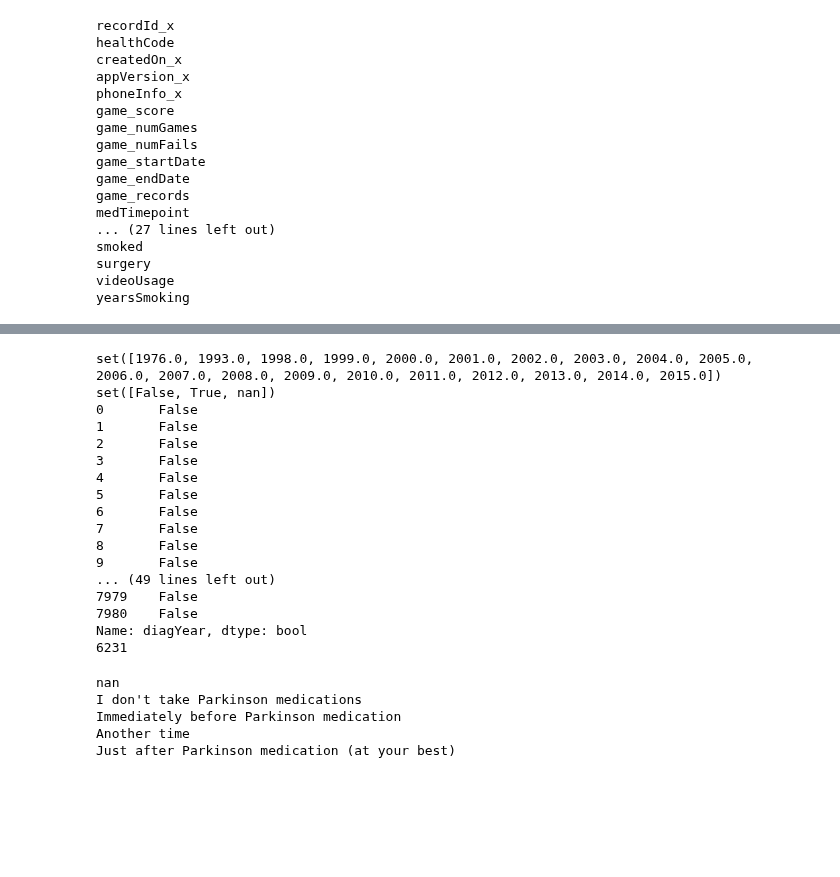
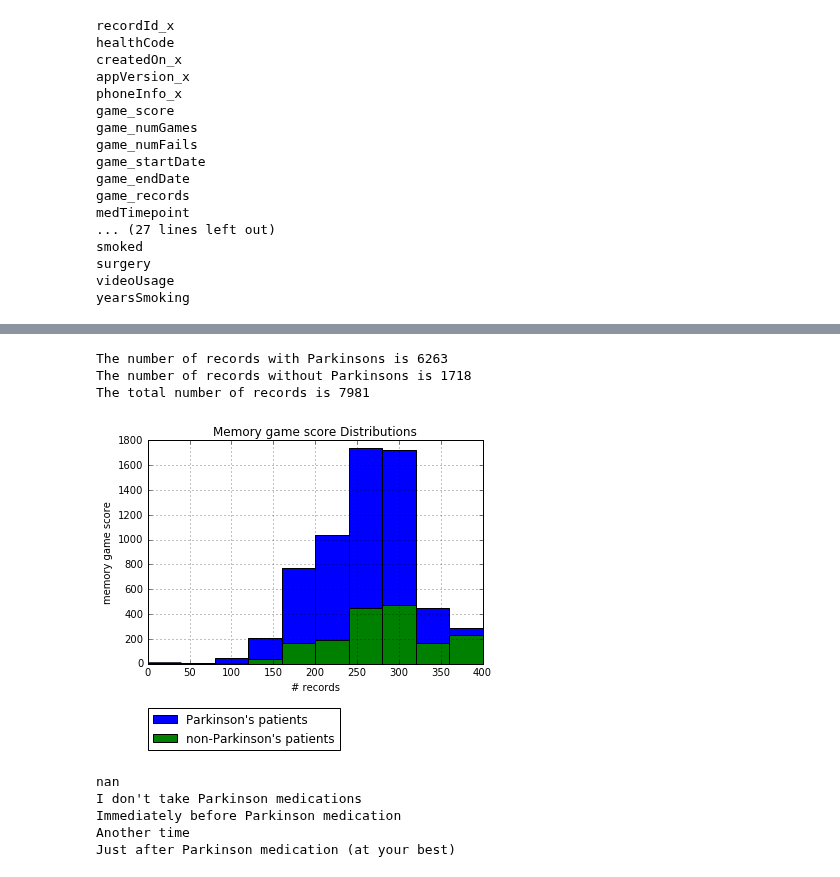
Before and after one commit to mattoby/mpower_memory, a Jupyter notebook: Memory_Data_Overview_01192016.ipynb, the cells around one changed output, grey strips where cells are left out. Saved outputs shown, nothing was run; the diff lists cells and outputs as text; code cells hidden in the pictures; blank space fills up the shorter version.

```diff
--- a/Memory_Data_Overview_01192016.ipynb
+++ b/Memory_Data_Overview_01192016.ipynb
@@ -159,32 +140,47 @@ data.describe()
 | 50% | 1.434057e+12 | 260.000000 | 5.000000 | 1.000000 | 1.434057e+12 | 1.434057e+12 | 5620601.000000 | ... |
 | 75% | 1.437578e+12 | 300.000000 | 5.000000 | 2.000000 | 1.437578e+12 | 1.437578e+12 | 5733201.000000 | ... |
 | max | 1.441842e+12 | 400.000000 | 5.000000 | 4.000000 | 1.441841e+12 | 1.441842e+12 | 6959194.000000 | ... |
-# %%
-#data.hasParkinsons =
-print set(data.diagYear[~np.isnan(data.diagYear)])
-
-print set(data.professionalDiagnosis)
-
-
-
-hasdiagyear = ~np.isnan(data.diagYear)
-print hasdiagyear
-print sum(hasdiagyear)
-# %% [output]
-set([1976.0, 1993.0, 1998.0, 1999.0, 2000.0, 2001.0, 2002.0, 2003.0, 2004.0, 2005.0, 2006.0, 2007.0, 2008.0, 2009.0, 2010.0, 2011.0, 2012.0, 2013.0, 2014.0, 2015.0])
-set([False, True, nan])
-0       False
-1       False
-2       False
-3       False
-4       False
-5       False
-6       False
-7       False
-8       False
-9       False
-... (49 lines left out)
-7979    False
-7980    False
-Name: diagYear, dtype: bool
-6231
+# %%
+#data.hasParkinsons =
+#print set(data.diagYear[~np.isnan(data.diagYear)])
+#print set(data.professionalDiagnosis)
+#print hasdiagyear.__class__
+#print hasprofessionalDiagnosis.__class__
+#print hasdiagyear
+#print sum(hasdiagyear)
+#print sum(hasprofessionalDiagnosis)
+#print sum(hasParkinsons)
+
+
+# separate to parkinsons and non parkinsons
+def has_parkinsons(data):
+    hasdiagyear = ~np.isnan(data.diagYear)
+    hasprofessionalDiagnosis = data.professionalDiagnosis == True
+    hasParkinsons = hasdiagyear | hasprofessionalDiagnosis
+    return hasParkinsons
+
+data['hasParkinsons'] = has_parkinsons(data)
+
+# Dataset for Parkinson's patients
+dPark = data[data.hasParkinsons == True]
+# Dataset for non-Parkinson's patients
+dNon = data[data.hasParkinsons == False]
+
+print 'The number of records with Parkinsons is %d' % len(dPark) # == sum(data['hasParkinsons'])
+print 'The number of records without Parkinsons is %d' % len(dNon) # == sum(~data['hasParkinsons'])
+print 'The total number of records is %d' % len(data)
+# %% [output]
+The number of records with Parkinsons is 6263
+The number of records without Parkinsons is 1718
+The total number of records is 7981
+# %%
+# plot the scores in Parkinsons and non-Parkinsons buckets
+dPark.game_score.hist(label="Parkinson's patients")
+dNon.game_score.hist(label="non-Parkinson's patients")
+plt.title("Memory game score Distributions")
+plt.ylabel('memory game score')
+plt.xlabel('# records')
+plt.legend(bbox_to_anchor=(0, -.2), loc=2, borderaxespad=0.)
+pass
+# %% [output]
+[figure, added]
```
Also changed, not shown: parts of 5 cells of this notebook.
